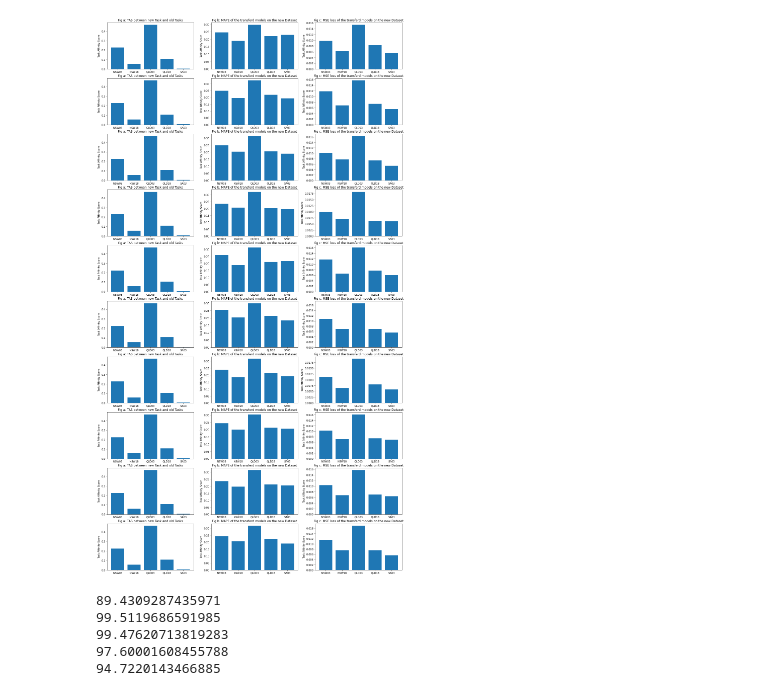
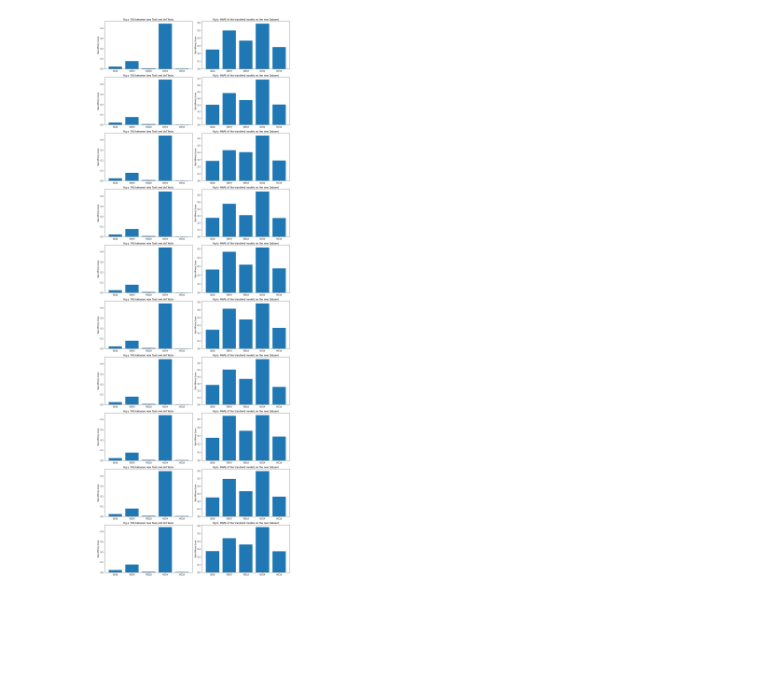
Before and after one commit to ahmedrebei/ADTL, a Jupyter notebook: experiment_2/experiement2.ipynb, the cells around one changed output. Saved outputs shown, nothing was run; the diff lists cells and outputs as text; code cells hidden in the pictures; blank space fills up the shorter version.

Commit message:
finish experiment 2

```diff
--- a/experiment_2/experiement2.ipynb
+++ b/experiment_2/experiement2.ipynb
@@ -25,8 +30,8 @@ query_train_loader_dictionary = {}
 query_validation_loader_dictionary = {}
 query_train_object_dictionary = {}
 # %%
-meta_support_austalian_data = [('NSW', '03'), ('NSW', '18'), ('QLD', '03'), ('QLD', '18'), ('SA', '03')]
-meta_query_austalian_data = [('SA', '18'), ('TAS', '07'), ('TAS', '18'), ('VIC', '04'), ('VIC', '18')]
+meta_query_austalian_data = [('NSW', '03'), ('NSW', '18'), ('QLD', '03'), ('QLD', '18'), ('SA', '03')]
+meta_support_austalian_data = [('SA', '18'), ('TAS', '07'), ('TAS', '18'), ('VIC', '04'), ('VIC', '18')]
 # %%
 create_model_loader_train_objects(data=meta_support_austalian_data,
                                   train_loader_dictionary=support_train_loader_dictionary,
@@ -154,31 +73,44 @@ plt.show()
+# %%
+# experiment_iteration_result = []
+iteration_number = 10
+for _ in range(iteration_number):
+    distance_list = []
+    for key, item in support_train_object_dictionary.items():
+        distance_list.append(compute_distance(item.model, item.train_loader, query_train_object_dictionary['train_objectQLD18'].train_loader, batch_size, batch_size))
+
+    test_object_dictionary = {}
+    for i, (k, v) in enumerate(support_train_object_dictionary.items()):
+        test_object_dictionary[f'obejct{i+1}'] = copy.deepcopy(query_train_object_dictionary['train_objectQLD18'])
+        test_object_dictionary[f'obejct{i+1}'].model = v.model
+        test_object_dictionary[f'obejct{i+1}'].train(num_epochs=3, verbose=False)
+
+    mape_list = []
+    mseloss_list = []
+    for i, (k, v) in enumerate(support_train_object_dictionary.items()):
+
+        inputs, target = next(enumerate(test_object_dictionary[f'obejct{i+1}'].train_loader, 0))[1]
+        inputs = inputs.type(torch.float32).to(test_object_dictionary[f'obejct{i+1}'].learning_parmeters['device'])
+        target = target.type(torch.float32).to(test_object_dictionary[f'obejct{i+1}'].learning_parmeters['device'])
+        outputs = test_object_dictionary[f'obejct{i+1}'].model(inputs)
+        with torch.no_grad():
+            mseloss_list.append(nn.MSELoss()(target, outputs).item())
+            mape_list.append(MAPE(target, outputs)[MAPE(target, outputs)<9999].mean().item())
+
+
+    experiment_iteration_result.append([distance_list, mape_list, mseloss_list])
 # %%
-
-fig, axes = plt.subplots(10, 3,  figsize=(21, 40))
+fig, axes = plt.subplots(10, 2,  figsize=(14, 40))
 for i in range(10):
     xlabel = [i+j for i, j in meta_support_austalian_data]
     axes[i, 0].bar(xlabel, experiment_iteration_result[i][0])
     axes[i, 0].set_ylabel('Task Affinity Score')
     axes[i, 0].set_title('Fig a: TAS between new Task and old Tasks')
 
     axes[i, 1].bar(xlabel, experiment_iteration_result[i][1])
     axes[i, 1].set_ylabel('Task Affinity Score')
     axes[i, 1].set_title('Fig b: MAPE of the transferd models on the new Dataset')
 
-    axes[i, 2].bar(xlabel, experiment_iteration_result[i][2])
-    axes[i, 2].set_ylabel('Task Affinity Score')
-    axes[i, 2].set_title('Fig c: MSE loss of the transferd models on the new Dataset')
-
-
+plt.tight_layout()
 plt.show()
 # %% [output]
-[figure, old version]
+[figure, new version]
-# %%
-from scipy.stats import pearsonr
-for i in range(5):
-    print(pearsonr(experiment_iteration_result[i][1], experiment_iteration_result[i][0])[0]*100)
-# %% [output]
-89.4309287435971
-99.5119686591985
-99.47620713819283
-97.60001608455788
-94.7220143466885
```
Also changed, not shown: parts of 9 cells of this notebook, 1 other file.
